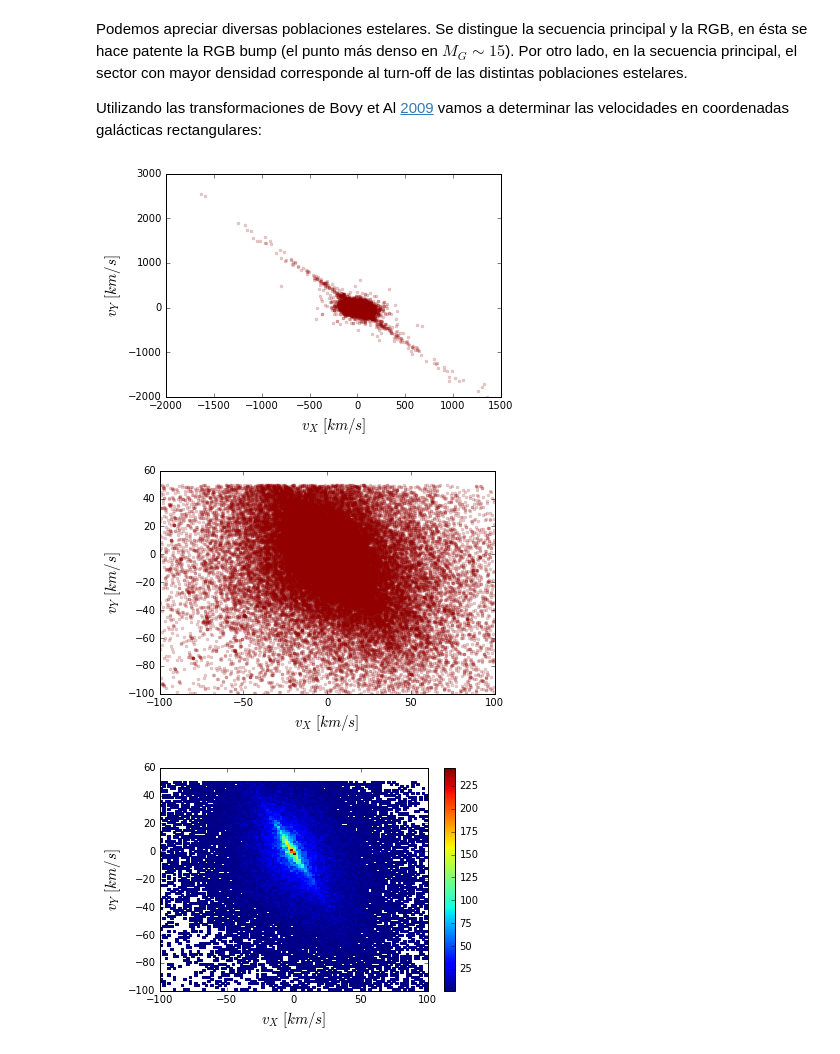
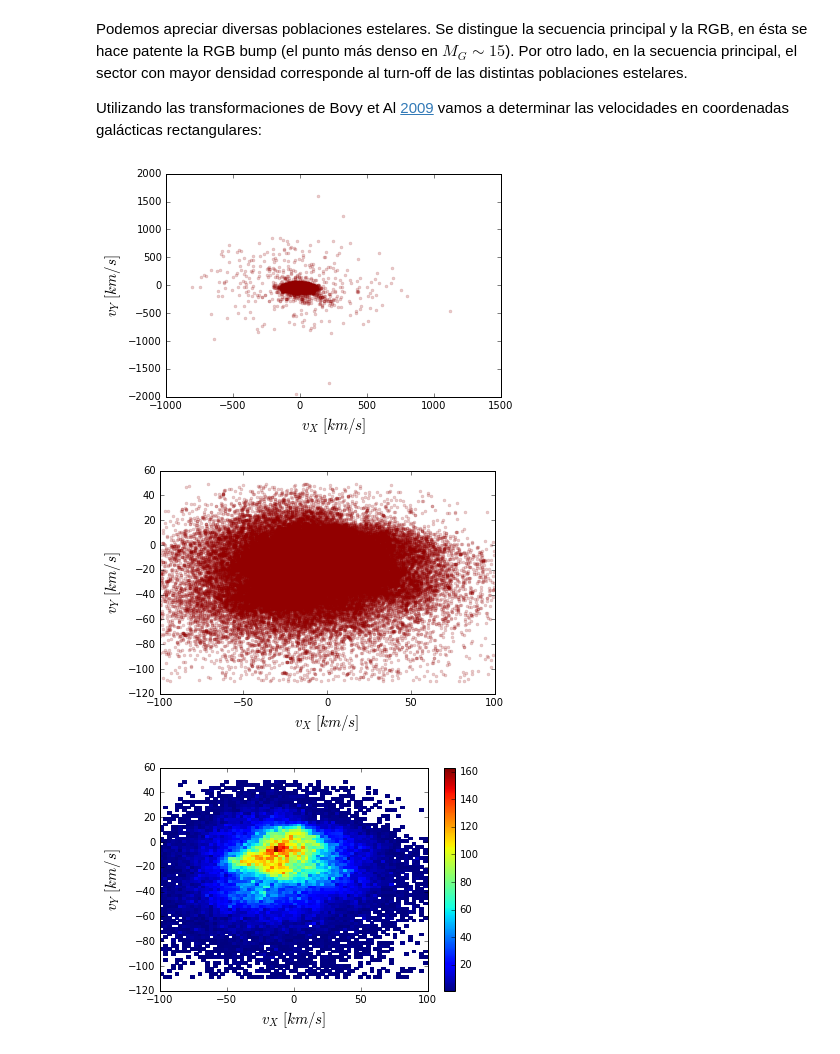
Before and after one commit to cjsantander/AST0421, a Jupyter notebook: Tarea3_Parte1/Tarea3_Parte1.ipynb, the cells around one changed output. Cells and saved outputs as stored; diff of their text form; code cells hidden in the pictures.

```diff
--- a/Tarea3_Parte1/Tarea3_Parte1.ipynb
+++ b/Tarea3_Parte1/Tarea3_Parte1.ipynb
@@ -208,10 +208,10 @@ def obs_to_galactic(v_r, mu_ra, mu_dec, ra, dec, plx, matrix_t):
 
     # Matrices A
     csdec = np.cos(dec)
-    sndec = np.cos(dec)
+    sndec = np.sin(dec)
 
     csra = np.cos(ra)
-    snra = np.cos(ra)
+    snra = np.sin(ra)
 
     a1 = np.matrix([[csra, -snra, 0],
                     [snra, csra, 0],
@@ -230,7 +230,7 @@ def obs_to_galactic(v_r, mu_ra, mu_dec, ra, dec, plx, matrix_t):
     return np.dot(matrix_t * a, vect)
 # %%
 # Calculamos la matriz T
-# Centro de la galaxia
+# Centro de la Galaxia
 center_J200 = SkyCoord('12h51m26.282s', '+27d07m42.01s', frame='icrs')
 cen_ra = center_J200.ra.radian
 cen_dec = center_J200.dec.radian
@@ -240,10 +240,10 @@ costh = np.cos(zero_l)
 sinth = np.sin(zero_l)
 
 cosdec = np.cos(cen_dec)
-sindec = np.cos(cen_dec)
+sindec = np.sin(cen_dec)
 
 cosra = np.cos(cen_ra)
-sinra = np.cos(cen_ra)
+sinra = np.sin(cen_ra)
 
 # Matrices T
 t1 = np.matrix([[costh, sinth, 0],
@@ -258,8 +258,8 @@ t3 = np.matrix([[cosra, sinra, 0],
 
 matrix_t = t1 * t2 *t3
 
-
-ra = np.radians(15 * raveon_cat[m1]['RA'])
+# En raveon, RA y DEC están en grados.
+ra = np.radians(raveon_cat[m1]['RA'])
 dec = np.radians(raveon_cat[m1]['DEC'])
 v_r = raveon_cat[m1]['HRV']
 
@@ -290,37 +290,37 @@ plt.show()
 mask = np.ma.masked_inside(vel_x, -100, 100).mask
 vel_x = vel_x[mask]
 vel_y = vel_y[mask]
-mask = np.ma.masked_inside(vel_y, -100, 50).mask
+mask = np.ma.masked_inside(vel_y, -110, 50).mask
 vel_x = vel_x[mask]
 vel_y = vel_y[mask]
 plt.plot(vel_x, vel_y, '.', color=main_color, alpha=0.2)
 plt.xlabel("$v_X \\ [km/s]$", fontsize=15)
 plt.ylabel("$v_Y \\ [km/s]$", fontsize=15)
 plt.show()
 
 # Obtenemos los valores para el diagrama de Hess, eliminando nan.
 delnan = np.isnan(vel_x) + np.isnan(vel_y)
 x = vel_x[~delnan]
 y = vel_y[~delnan]
 
 # Estimamos el histograma 2D
-nbins = 100
+nbins = 70
 H, xedges, yedges = np.histogram2d(x, y, bins=nbins)
 
 # H needs to be rotated and flipped
 H = np.rot90(H)
 H = np.flipud(H)
 
 # Mask zeros
 Hmasked = np.ma.masked_where(H == 0, H) # Mask pixels with a value of zero
 
 # Diagramas de Hess
 plt.pcolormesh(xedges, yedges, Hmasked)
 plt.xlabel("$v_X \\ [km/s]$", fontsize=15)
 plt.ylabel("$v_Y \\ [km/s]$", fontsize=15)
 plt.colorbar()
 plt.show()
 # %% [output]
-[figure, old version]
+[figure, new version]
-[figure, old version]
+[figure, new version]
-[figure, old version]
+[figure, new version]
```
